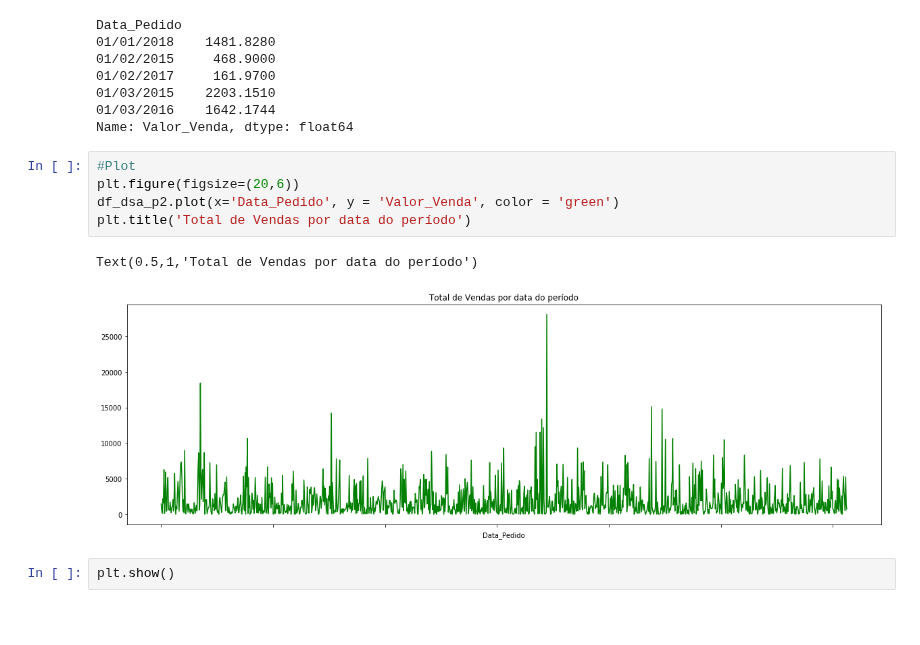
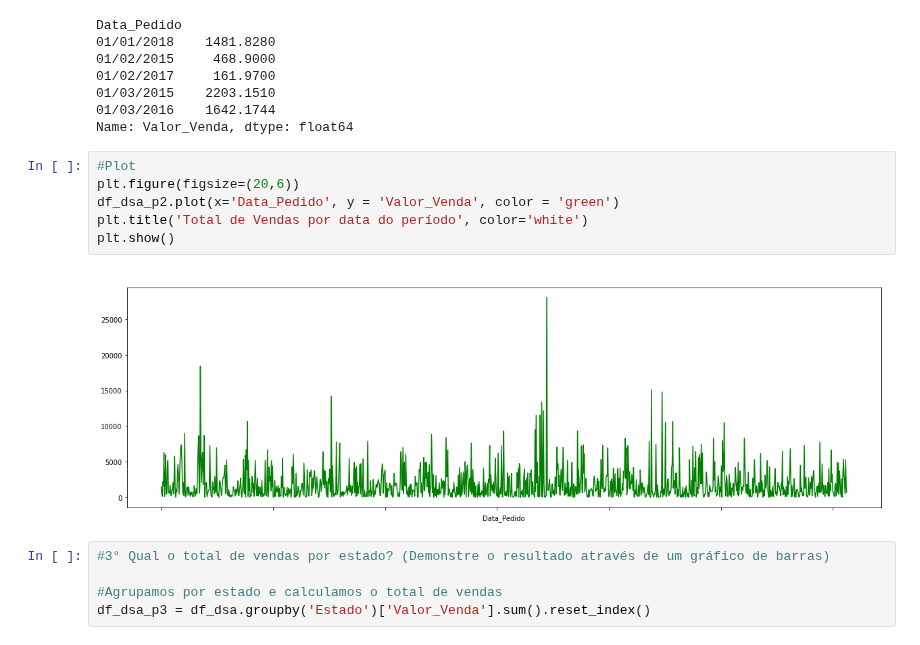
Before and after one commit to leandroclv/DSA_Python, a Jupyter notebook: SQL/projeto_2/Projeto_2.ipynb, the cells around one changed output. Drawn from its saved outputs; the diff is of its cells as text; blank space fills up the shorter version.

```diff
--- a/SQL/projeto_2/Projeto_2.ipynb
+++ b/SQL/projeto_2/Projeto_2.ipynb
@@ -152,10 +152,13 @@ Name: Valor_Venda, dtype: float64
 # %%
 #Plot
 plt.figure(figsize=(20,6))
 df_dsa_p2.plot(x='Data_Pedido', y = 'Valor_Venda', color = 'green')
-plt.title('Total de Vendas por data do período')
+plt.title('Total de Vendas por data do período', color='white')
+plt.show()
 # %% [output]
-Text(0.5,1,'Total de Vendas por data do período')
-[figure, old version]
+[figure, new version]
-# %%
-plt.show()
+# %%
+#3° Qual o total de vendas por estado? (Demonstre o resultado através de um gráfico de barras)
+
+#Agrupamos por estado e calculamos o total de vendas
+df_dsa_p3 = df_dsa.groupby('Estado')['Valor_Venda'].sum().reset_index()
```
Also changed, not shown: parts of 31 cells of this notebook.
